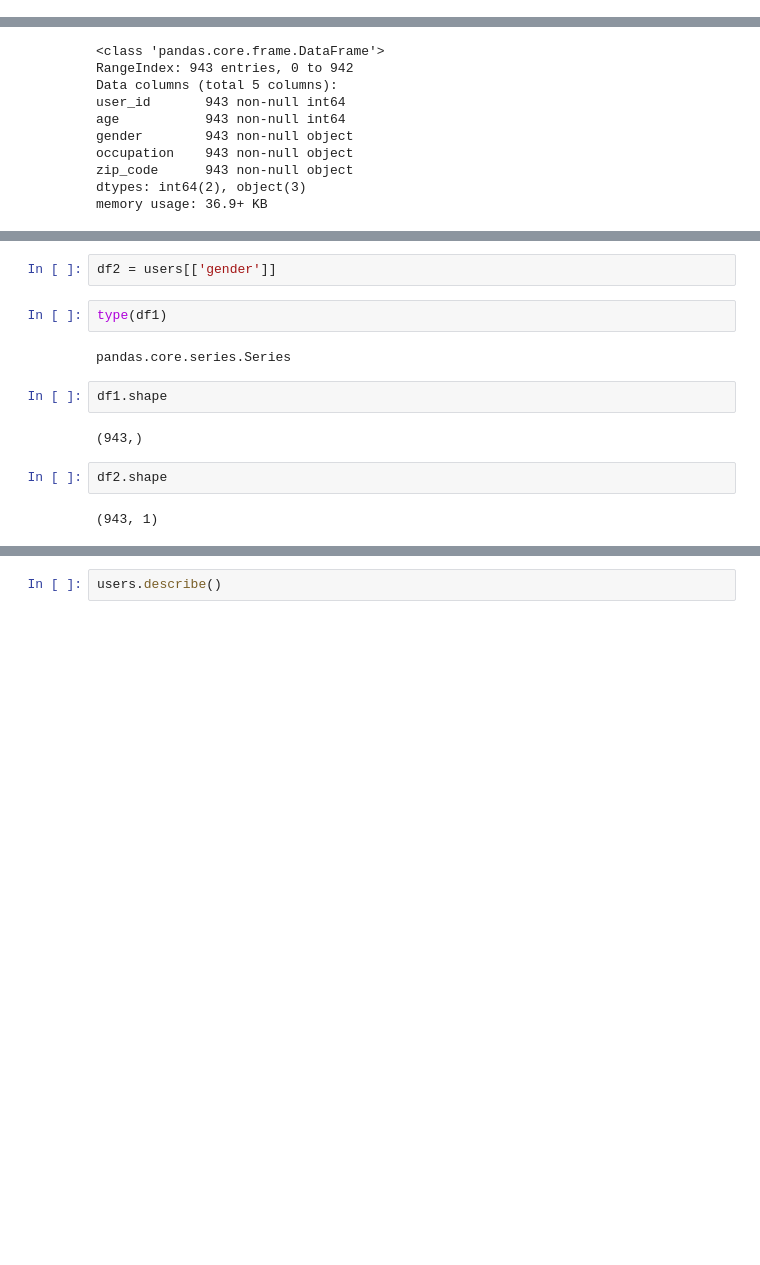
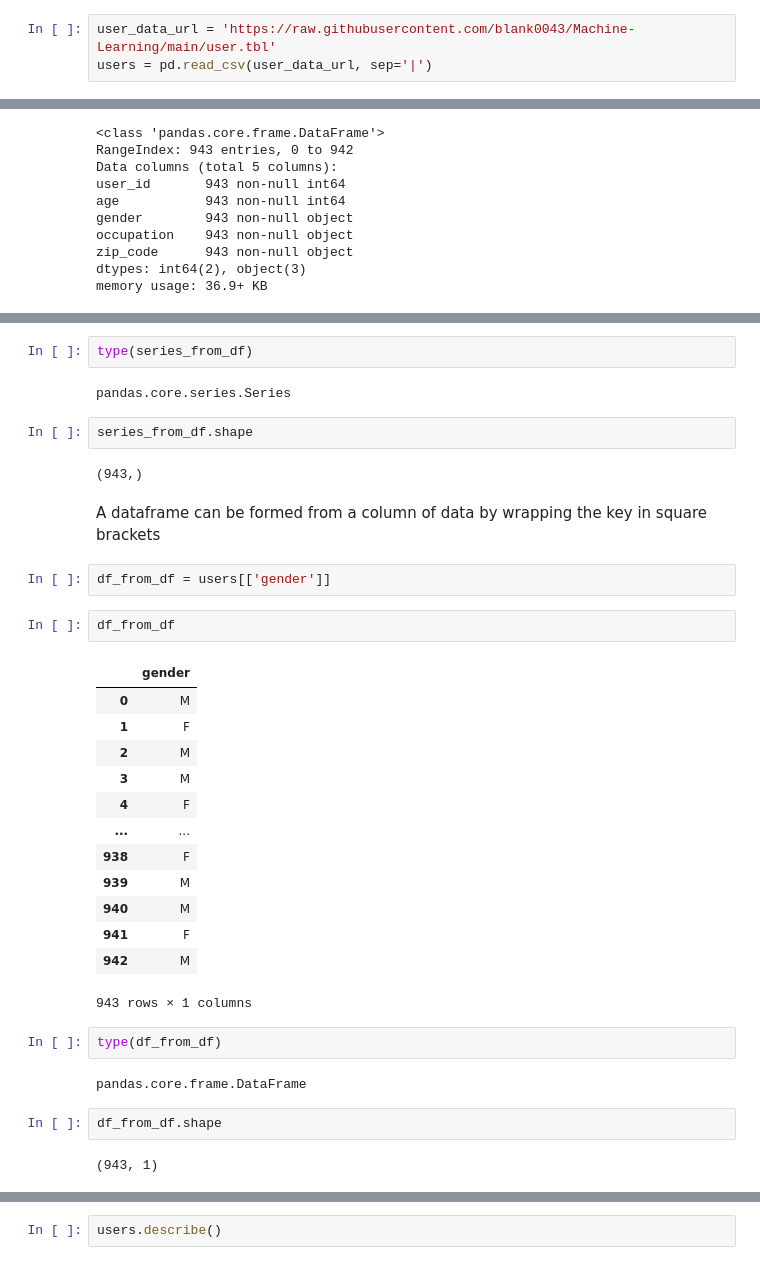
Before and after one commit to blank0043/Machine-Learning, a Jupyter notebook: DataExploration.ipynb, the cells around one changed output, grey strips where cells are left out. Saved outputs shown, nothing was run; the diff lists cells and outputs as text; blank space fills up the shorter version.

```diff
--- a/DataExploration.ipynb
+++ b/DataExploration.ipynb
@@ -30,0 +9,3 @@ users
+# %%
+user_data_url = 'https://raw.githubusercontent.com/blank0043/Machine-Learning/main/user.tbl'
+users = pd.read_csv(user_data_url, sep='|')
@@ -118,14 +139,36 @@ df1 = users['gender']
+# %%
+type(series_from_df)
+# %% [output]
+pandas.core.series.Series
+# %%
+series_from_df.shape
+# %% [output]
+(943,)
+# %% [markdown]
+A dataframe can be formed from a column of data by wrapping the key in square brackets
 # %%
-df2 = users[['gender']]
+df_from_df = users[['gender']]
+# %%
+df_from_df
+# %% [output]
+|  | gender |
+| 0 | M |
+| 1 | F |
+| 2 | M |
+| 3 | M |
+| 4 | F |
+| ... | ... |
+| 938 | F |
+| 939 | M |
+| 940 | M |
+| 941 | F |
+| 942 | M |
+943 rows × 1 columns
 # %%
-type(df1)
+type(df_from_df)
 # %% [output]
-pandas.core.series.Series
+pandas.core.frame.DataFrame
 # %%
-df1.shape
+df_from_df.shape
 # %% [output]
-(943,)
+(943, 1)
-# %%
-df2.shape
-# %% [output]
-(943, 1)
```
Also changed, not shown: parts of 21 cells of this notebook.
